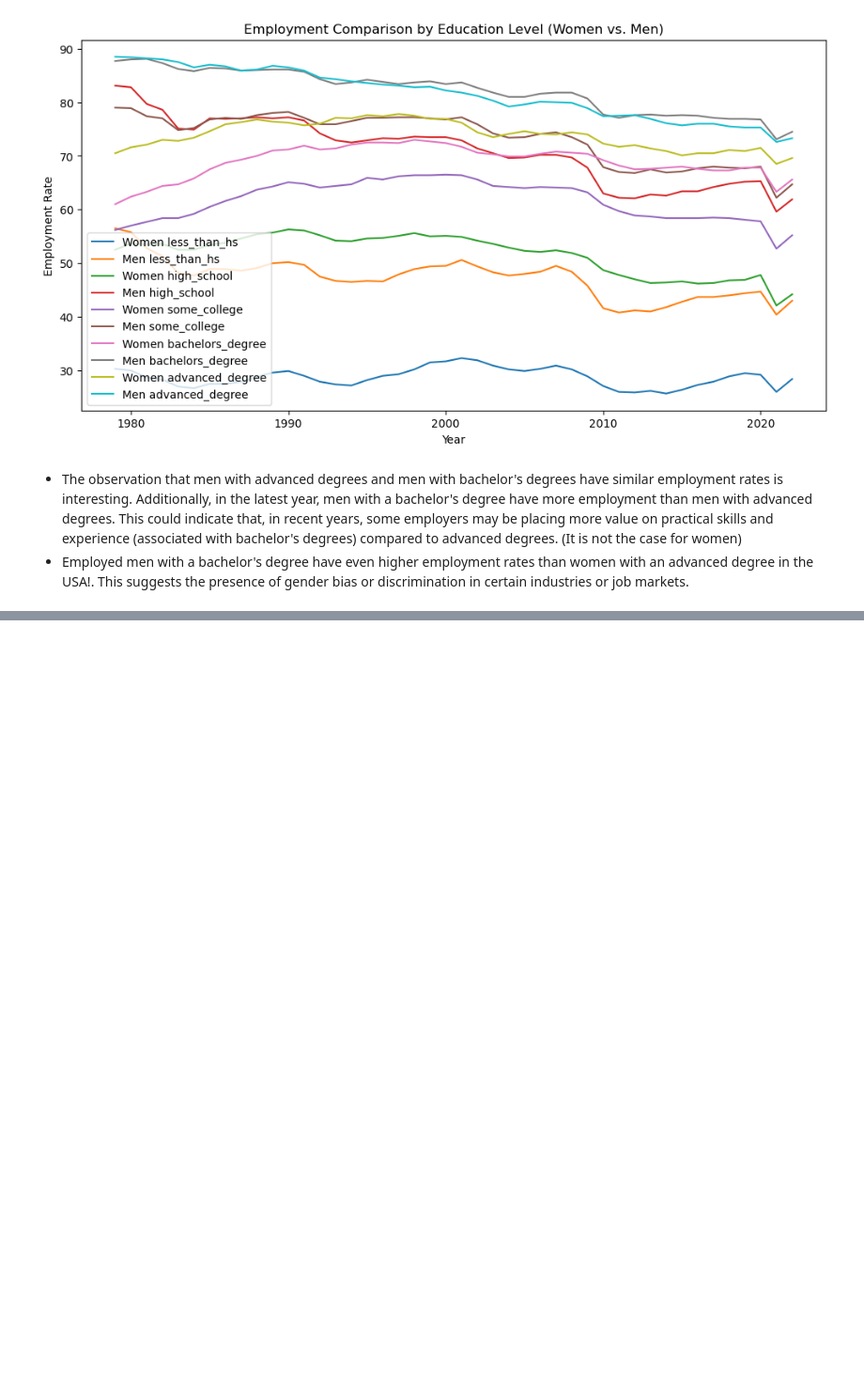
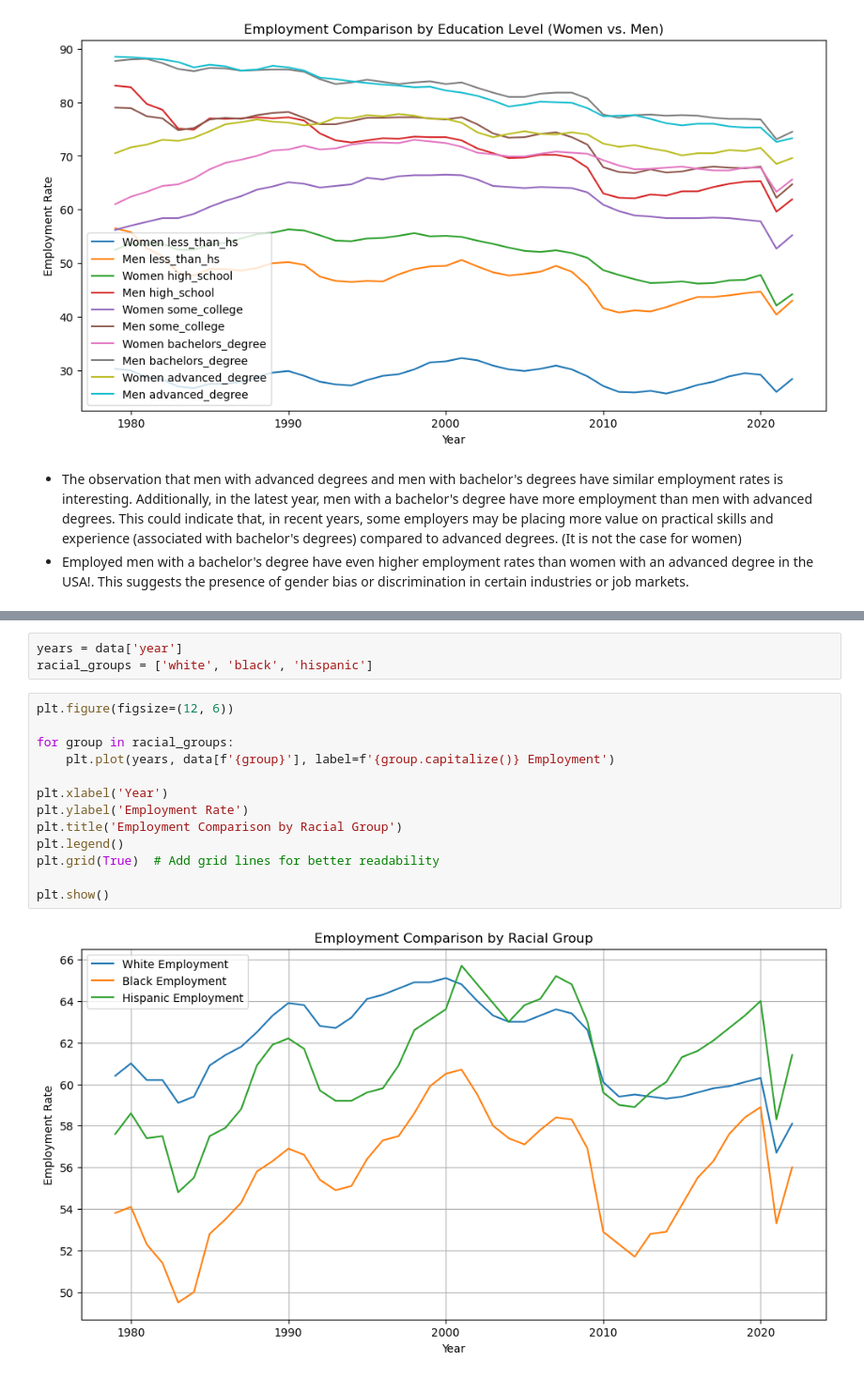
Before and after one commit to NadiaKACEM/Usa_employment_to_population, a Jupyter notebook: main.ipynb, the cells around one changed output, grey strips where cells are left out. Shown at 94% size. Drawn from its saved outputs; the diff is of its cells as text; blank space fills up the shorter version.

```diff
--- a/main.ipynb
+++ b/main.ipynb
@@ -280,0 +286,18 @@ plt.show()
+# %%
+years = data['year']
+racial_groups = ['white', 'black', 'hispanic']
+# %%
+plt.figure(figsize=(12, 6))
+
+for group in racial_groups:
+    plt.plot(years, data[f'{group}'], label=f'{group.capitalize()} Employment')
+
+plt.xlabel('Year')
+plt.ylabel('Employment Rate')
+plt.title('Employment Comparison by Racial Group')
+plt.legend()
+plt.grid(True)  # Add grid lines for better readability
+
+plt.show()
+# %% [output]
+[figure, added]
```
Also changed, not shown: parts of 18 cells of this notebook.
